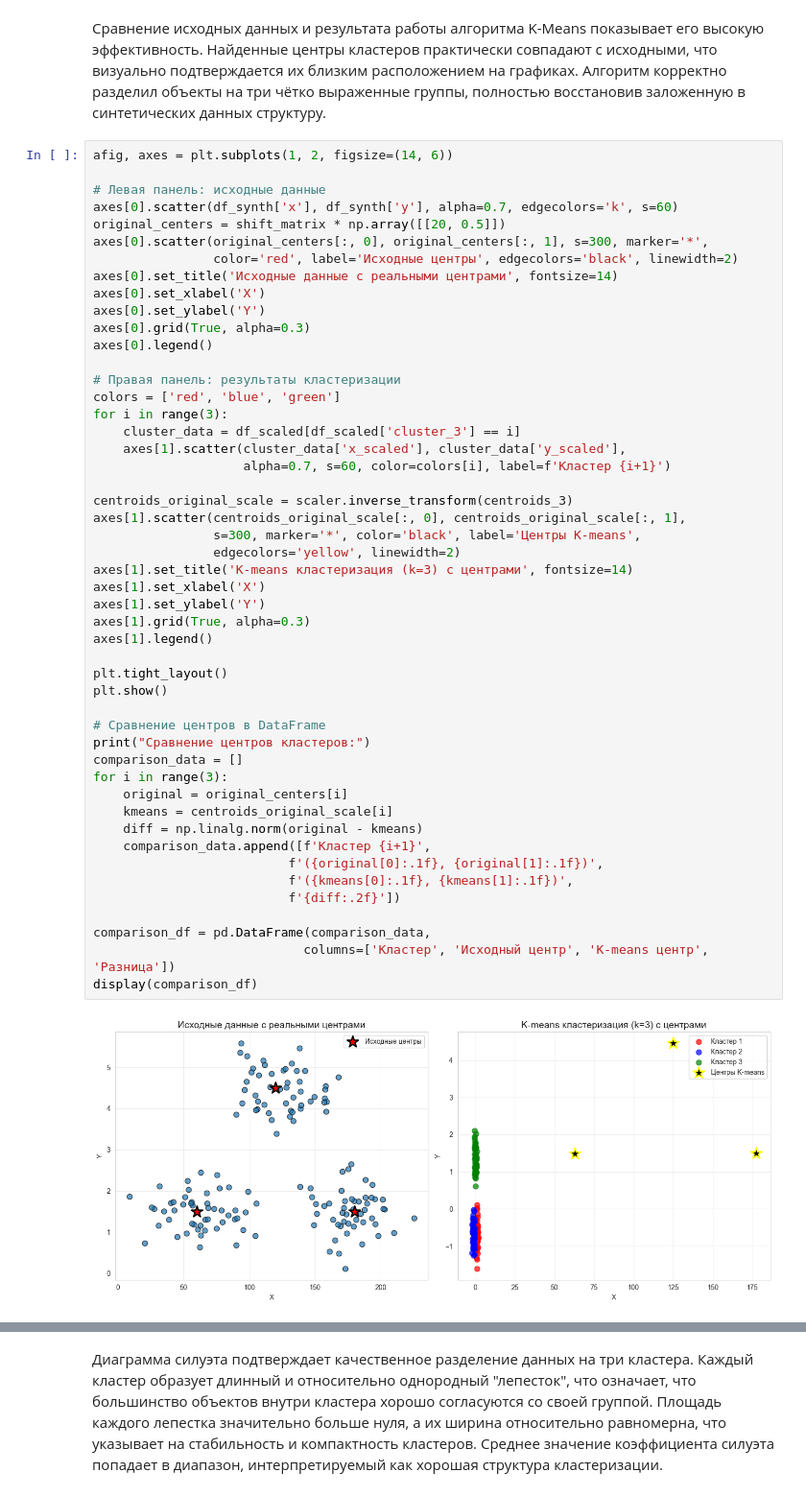
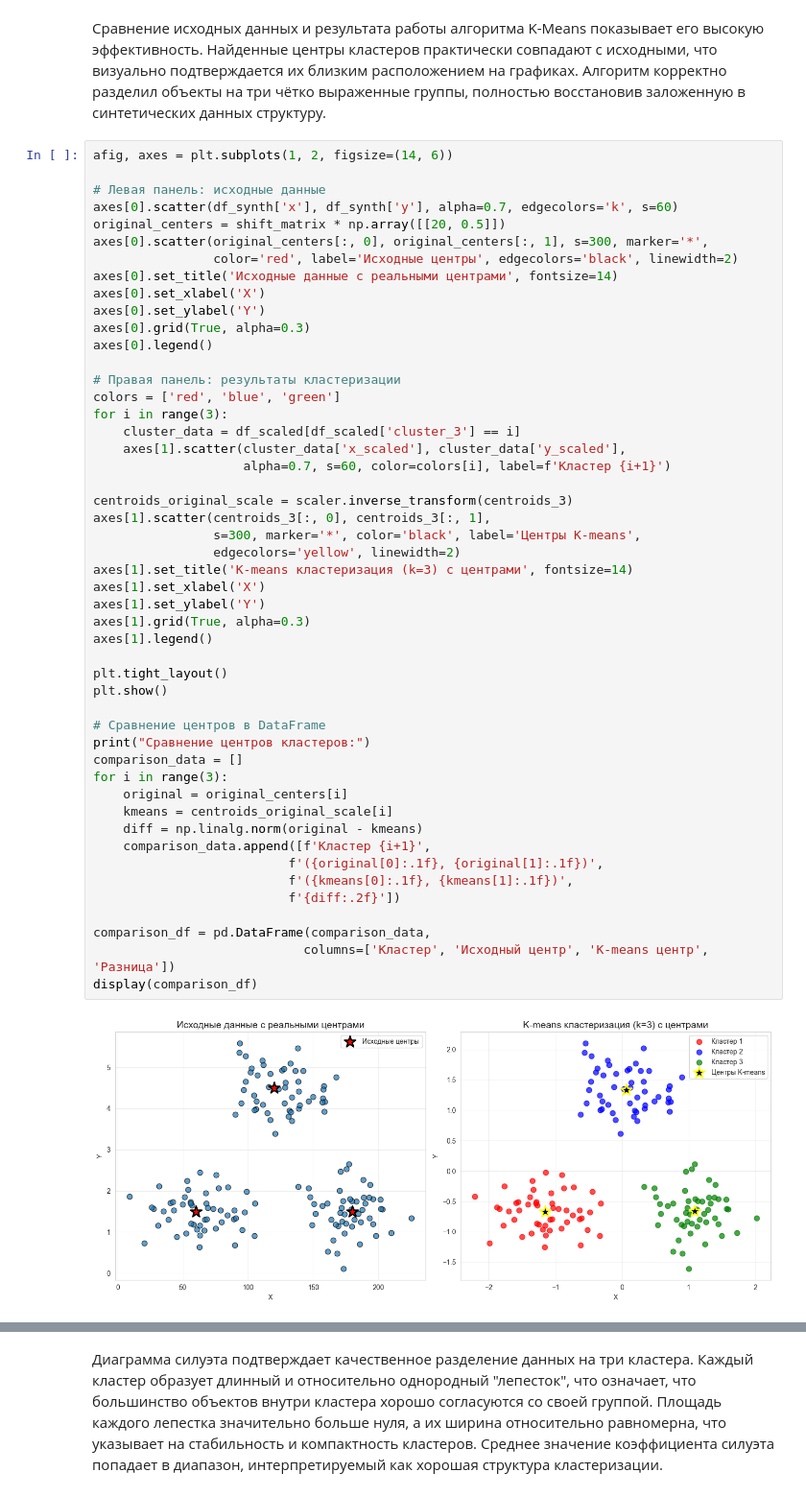
Before and after one commit to user000000000000000000000/LR4_Antonov_5, a Jupyter notebook: ЛР4_Антонов_5.ipynb, the cells around one changed output, grey strips where cells are left out. Shown at 96% size. Saved outputs shown, nothing was run; the diff lists cells and outputs as text.

```diff
--- a/ЛР4_Антонов_5.ipynb
+++ b/ЛР4_Антонов_5.ipynb
@@ -283,34 +283,34 @@ for i in range(3):
                     alpha=0.7, s=60, color=colors[i], label=f'Кластер {i+1}')
 
 centroids_original_scale = scaler.inverse_transform(centroids_3)
-axes[1].scatter(centroids_original_scale[:, 0], centroids_original_scale[:, 1],
+axes[1].scatter(centroids_3[:, 0], centroids_3[:, 1],
                 s=300, marker='*', color='black', label='Центры K-means',
                 edgecolors='yellow', linewidth=2)
 axes[1].set_title('K-means кластеризация (k=3) с центрами', fontsize=14)
 axes[1].set_xlabel('X')
 axes[1].set_ylabel('Y')
 axes[1].grid(True, alpha=0.3)
 axes[1].legend()
 
 plt.tight_layout()
 plt.show()
 
 # Сравнение центров в DataFrame
 print("Сравнение центров кластеров:")
 comparison_data = []
 for i in range(3):
     original = original_centers[i]
     kmeans = centroids_original_scale[i]
     diff = np.linalg.norm(original - kmeans)
     comparison_data.append([f'Кластер {i+1}',
                           f'({original[0]:.1f}, {original[1]:.1f})',
                           f'({kmeans[0]:.1f}, {kmeans[1]:.1f})',
                           f'{diff:.2f}'])
 
 comparison_df = pd.DataFrame(comparison_data,
                             columns=['Кластер', 'Исходный центр', 'K-means центр', 'Разница'])
 display(comparison_df)
 # %% [output]
-[figure, old version]
+[figure, new version]
 Сравнение центров кластеров:
 |  | Кластер | Исходный центр | K-means центр | Разница |
```
Also changed, not shown: parts of 16 cells of this notebook.
